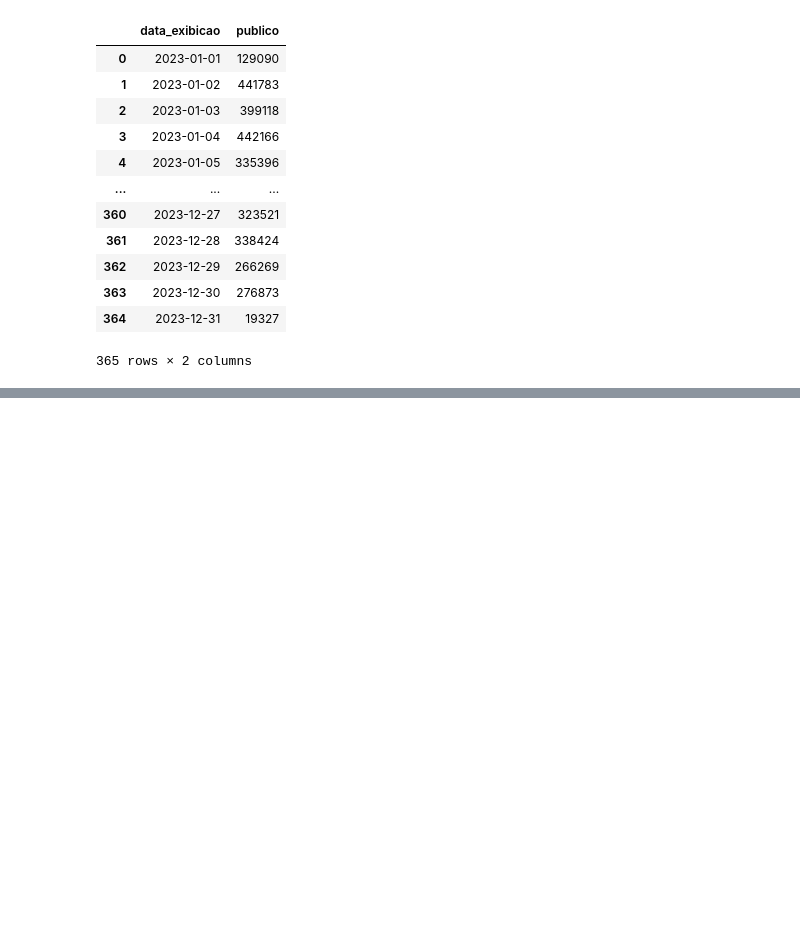
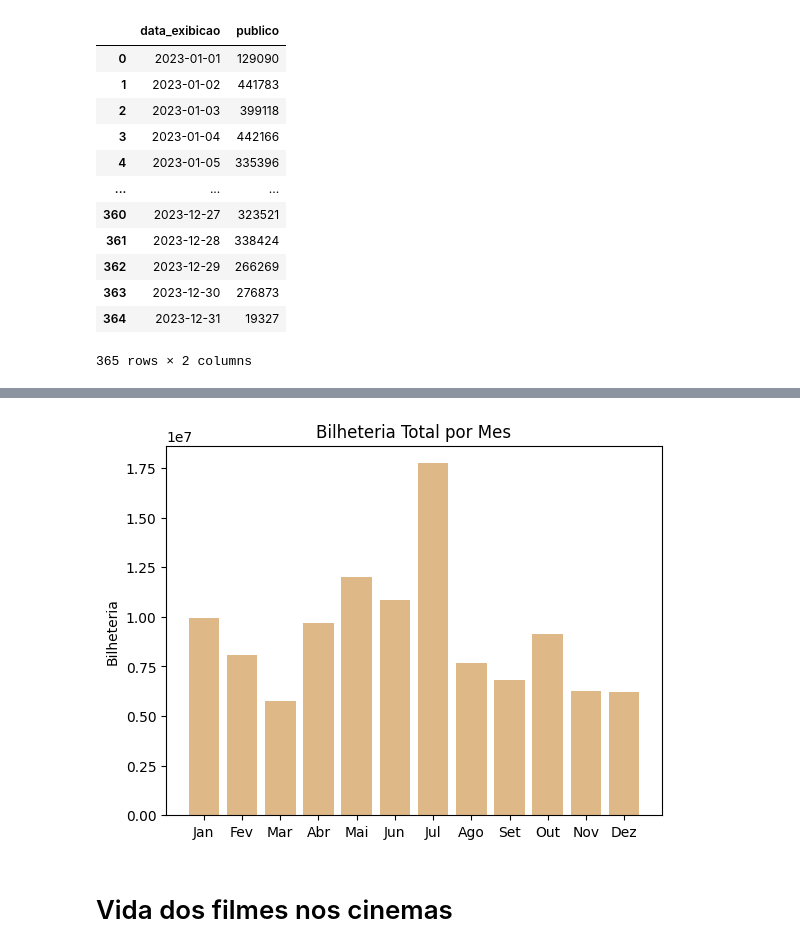
Before and after one commit to jhe-sua/A2_introcomp, a Jupyter notebook: Graficos.ipynb, the cells around one changed output, grey strips where cells are left out. Saved outputs shown, nothing was run; the diff lists cells and outputs as text; code cells hidden in the pictures; blank space fills up the shorter version.

```diff
--- a/Graficos.ipynb
+++ b/Graficos.ipynb
@@ -146,0 +243,18 @@ Text(0, 0.5, 'Bilheteria')
+# %%
+bilheteria_por_dia = sessao.groupby("data_exibicao")["publico"].sum().reset_index()
+
+# Converter para datetime
+bilheteria_por_dia["data_exibicao"] = pd.to_datetime(
+    bilheteria_por_dia["data_exibicao"], format="%d/%m/%Y"
+)
+
+# Ordenar
+bilheteria_por_dia = bilheteria_por_dia.sort_values(by="data_exibicao").reset_index(drop=True)
+
+# Agrupar por mês (como Period)
+bilheteria_por_dia["mes"] = bilheteria_por_dia["data_exibicao"].dt.to_period("M")
+
+# Agrupar e renomear
+bilheteria_por_mes = bilheteria_por_dia.groupby("mes")["publico"].sum().reset_index()
+
+bilheteria_por_mes
@@ -146,0 +275,11 @@ Text(0, 0.5, 'Bilheteria')
+# %%
+meses = ["Jan", "Fev", "Mar", "Abr", "Mai", "Jun", "Jul", "Ago", "Set", "Out","Nov", "Dez"]
+
+plt.bar(meses, bilheteria_por_mes["publico"], color="burlywood")
+plt.title("Bilheteria Total por Mes") #os demais metodos funcionam do mesmo jeito
+plt.ylabel("Bilheteria")
+plt.show()
+# %% [output]
+[figure, added]
+# %% [markdown]
+# Vida dos filmes nos cinemas
```
Also changed, not shown: parts of 15 cells of this notebook, 2 other files.
